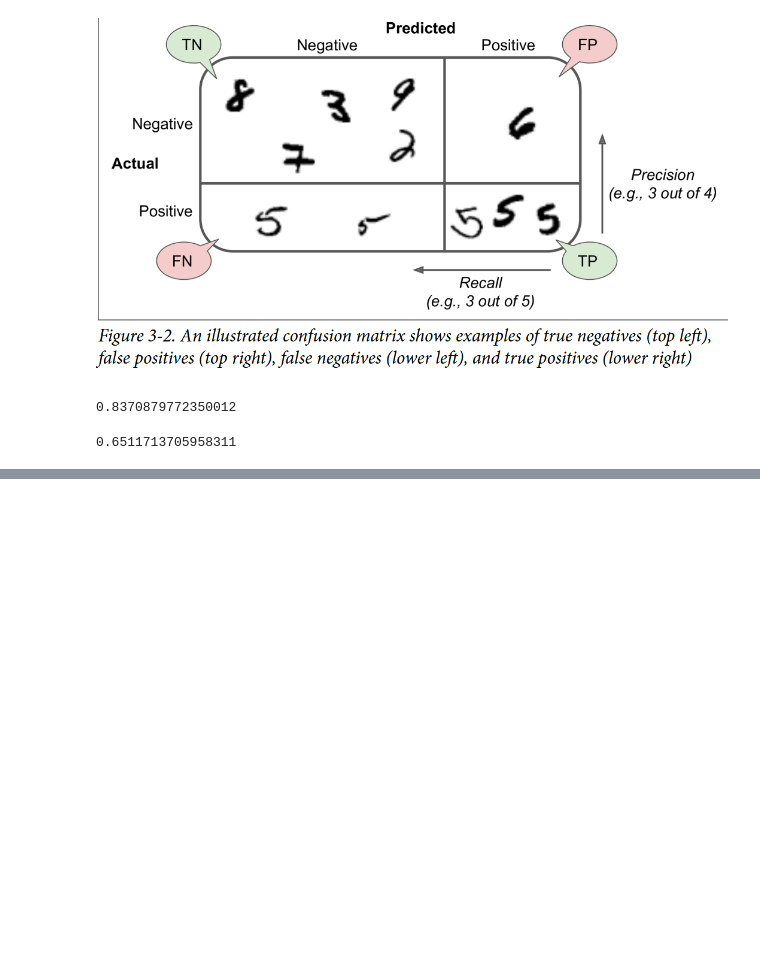
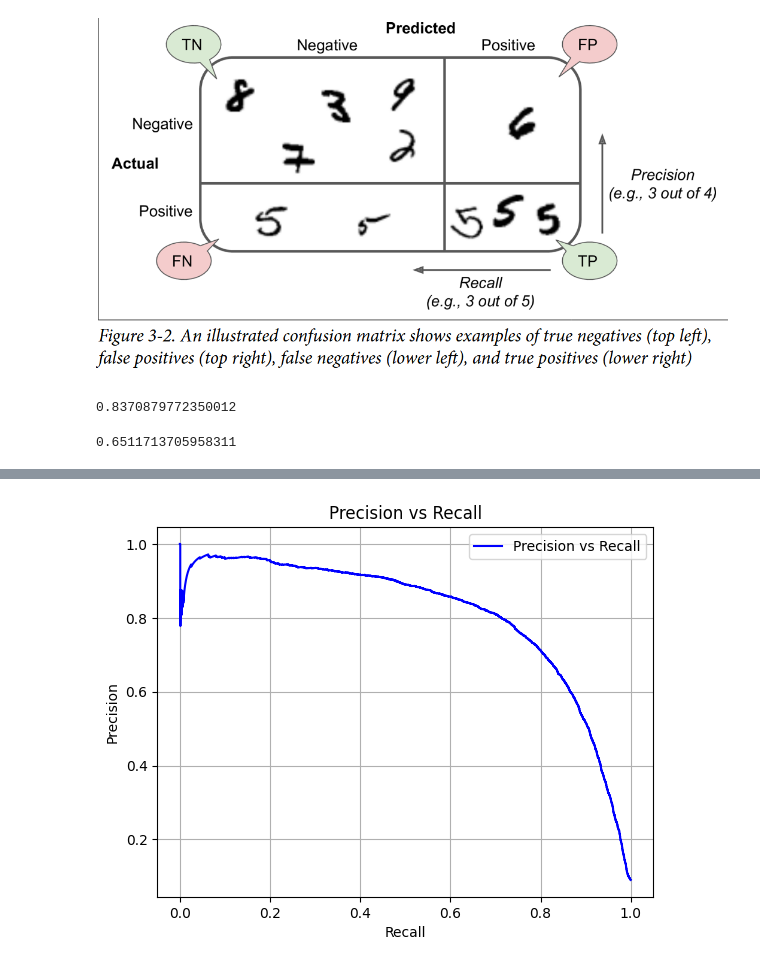
Before and after one commit to douniablk/Classification, a Jupyter notebook: MNIST/classification.ipynb, the cells around one changed output, grey strips where cells are left out. Saved outputs shown, nothing was run; the diff lists cells and outputs as text; code cells hidden in the pictures; blank space fills up the shorter version.

```diff
--- a/MNIST/classification.ipynb
+++ b/MNIST/classification.ipynb
@@ -149,0 +196,14 @@ recall_score(y_train_5, y_train_pred)
+# %%
+def plot_precision_vs_recall(precisions, recalls):
+    plt.plot(recalls, precisions, "b-", label="Precision vs Recall")
+    plt.xlabel("Recall")
+    plt.ylabel("Precision")
+    plt.title("Precision vs Recall")
+    plt.legend(loc="best")
+    plt.grid(True)
+
+# Example usage:
+plot_precision_vs_recall(precisions, recalls)
+plt.show()
+# %% [output]
+[figure, added]
```
Also changed, not shown: parts of 9 cells of this notebook.
